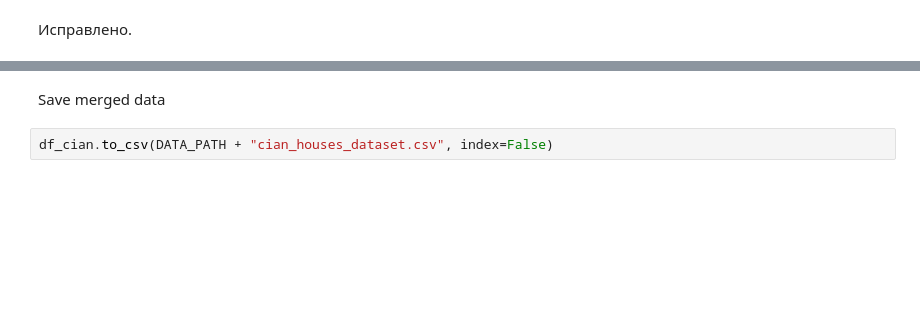
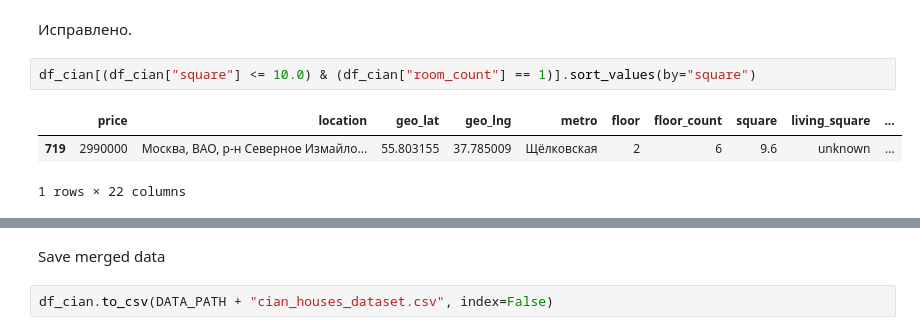
Before and after one commit to sanonesan/cian_houses_2024, a Jupyter notebook: notebooks/preprocessing_data_for_EDA.ipynb, the cells around one changed output, grey strips where cells are left out. Cells and saved outputs as stored; diff of their text form; blank space fills up the shorter version.

```diff
--- a/notebooks/preprocessing_data_for_EDA.ipynb
+++ b/notebooks/preprocessing_data_for_EDA.ipynb
@@ -199,3 +199,9 @@ df_cian[tmp["metro"] == True]["metro"]
 Name: metro, dtype: object
 # %% [markdown]
 Исправлено.
+# %%
+df_cian[(df_cian["square"] <= 10.0) & (df_cian["room_count"] == 1)].sort_values(by="square")
+# %% [output]
+|  | price | location | geo_lat | geo_lng | metro | floor | floor_count | square | living_square | ... |
+| 719 | 2990000 | Москва, ВАО, р-н Северное Измайло... | 55.803155 | 37.785009 | Щёлковская | 2 | 6 | 9.6 | unknown | ... |
+1 rows × 22 columns
```
Also changed, not shown: parts of 10 cells of this notebook, 6 other files.
